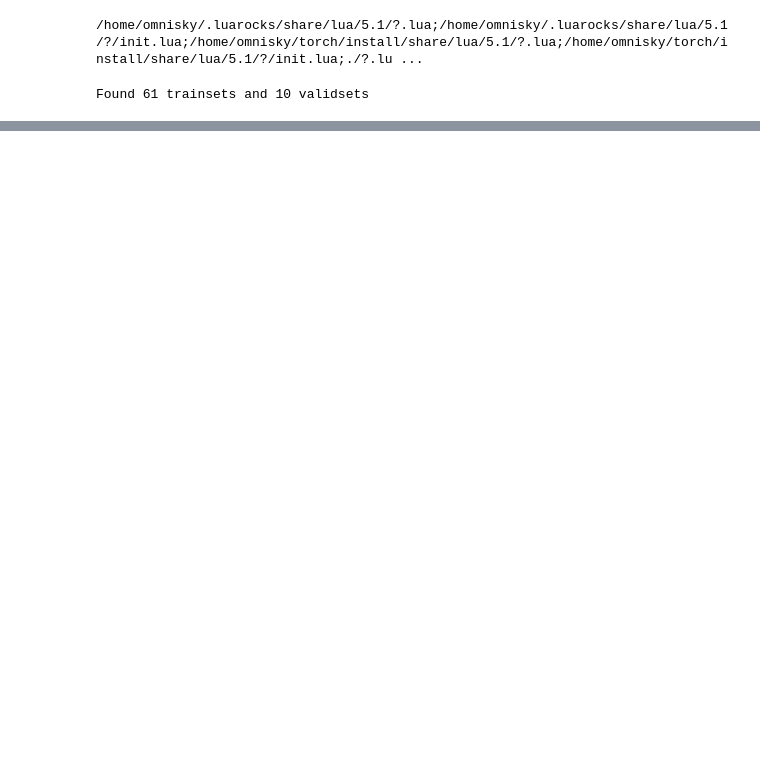
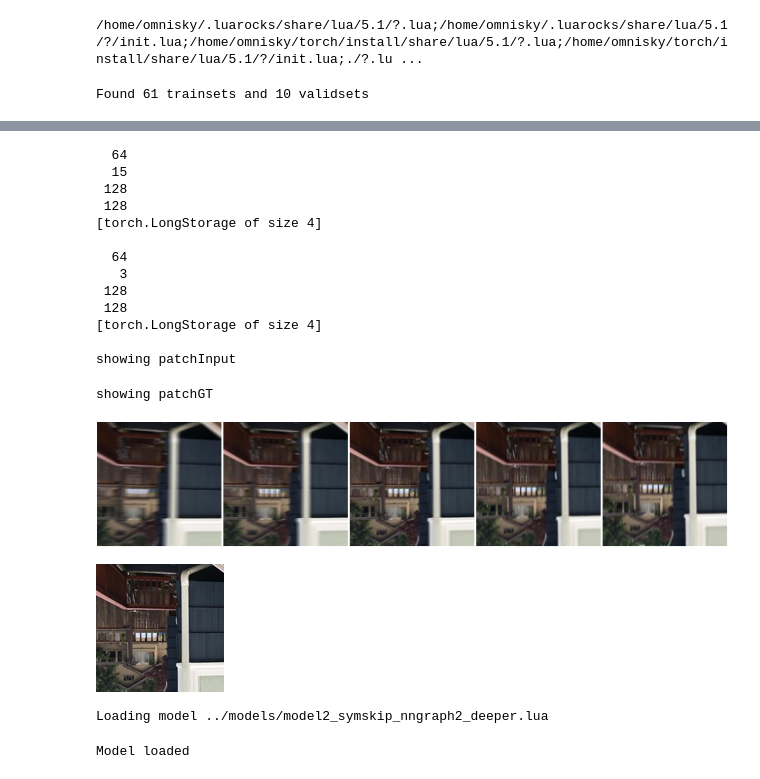
Before and after one commit to chengzhag/DeepVideoDeblurring, a Jupyter notebook: train/train.ipynb, the cells around one changed output, grey strips where cells are left out. Drawn from its saved outputs; the diff is of its cells as text; code cells hidden in the pictures; blank space fills up the shorter version.

```diff
--- a/train/train.ipynb
+++ b/train/train.ipynb
@@ -198,0 +139,67 @@ bn_meanvarSaveDir = 'bn_meanvar.t7'
+# %%
+-- load and view random batch sample
+function loadRandomBatchFrom(videoNames,batchSize)
+    local iVideo = math.random(#videoNames)
+    local iBatch = math.random(#batchDirs[videoNames[iVideo] ])
+    local sampleDir = batchDirs[videoNames[iVideo] ][iBatch]
+    local batchSample = matio.load(sampleDir)
+
+    local batchInputRaw,batchGTRaw = batchSample.batchInputTorch, batchSample.batchGTTorch
+
+    batchSize = batchSize or batchInputRaw:size(1)
+    if batchSize - batchInputRaw:size(1) ~= 0 then
+        local shuffle = torch.randperm(batchInputRaw:size(1))
+        batchInput = torch.zeros(batchSize,batchInputRaw:size(2),batchInputRaw:size(3),batchInputRaw:size(4))
+        batchGT = torch.zeros(batchSize,batchGTRaw:size(2),batchGTRaw:size(3),batchGTRaw:size(4))
+        for i=1,batchSize do
+            batchInput[i] = batchInputRaw[shuffle[i] ]
+            batchGT[i] = batchGTRaw[shuffle[i] ]
+        end
+    else
+        batchInput = batchInputRaw
+        batchGT = batchGTRaw
+    end
+
+    return batchInput, batchGT
+end
+
+math.randomseed(251)
+batchInput,batchGT = loadRandomBatchFrom({videoNames[1]})
+print(#batchInput)
+print(#batchGT)
+
+showSampleBatch(batchInput,batchGT)
+# %% [output]
+  64
+  15
+ 128
+ 128
+[torch.LongStorage of size 4]
+
+  64
+   3
+ 128
+ 128
+[torch.LongStorage of size 4]
+
+showing patchInput
+showing patchGT
+[figure, added]
+[figure, added]
+# %%
+-- load model
+require 'torch'
+require 'cunn'
+require 'cutorch'
+require 'nn'
+require 'optim'
+
+modelDir = opt.model
+print(string.format( "Loading model %s",modelDir ))
+require(modelDir)
+net = create_model()
+net = net:cuda()
+print("Model loaded")
+# %% [output]
+Loading model ../models/model2_symskip_nngraph2_deeper.lua
+Model loaded
```
Also changed, not shown: parts of 22 cells of this notebook, 5 other files.
